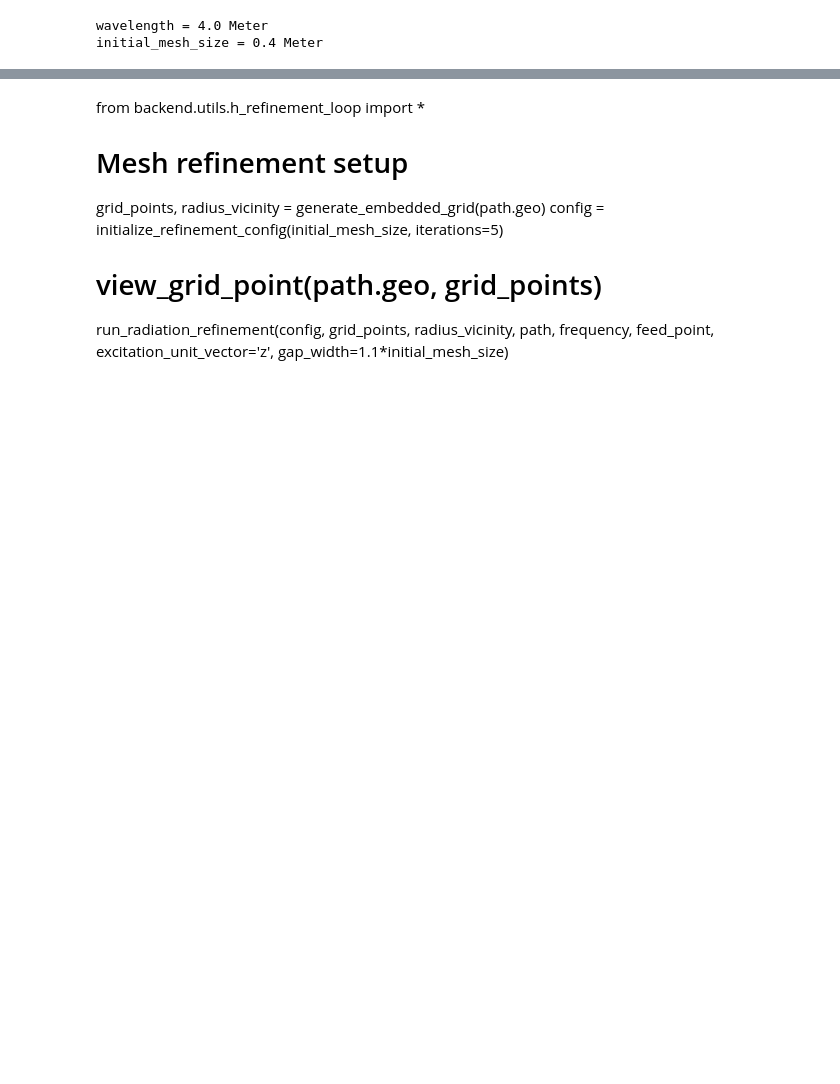
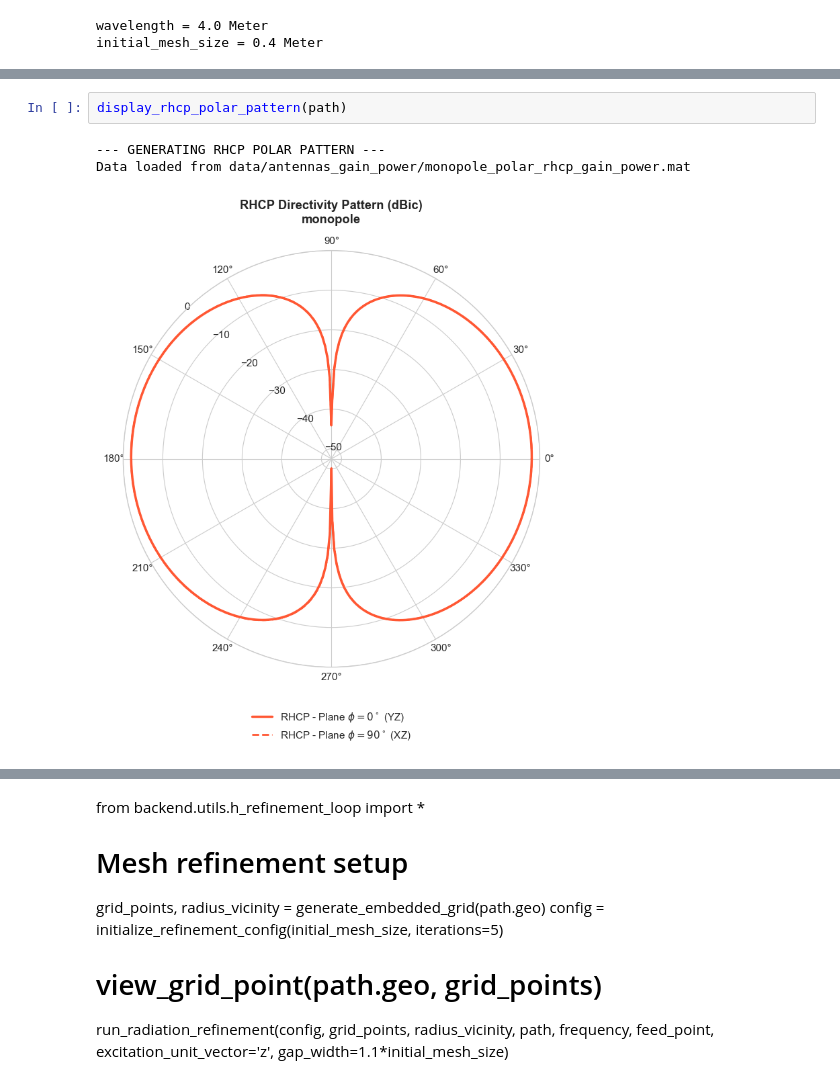
Before and after one commit to FahdilOuro/Antenna_Solver_MoM, a Jupyter notebook: backend/antenna_simulation/gap_voltage_implementation/monopole_gap_radiation.ipynb, the cells around one changed output, grey strips where cells are left out. Saved outputs shown, nothing was run; the diff lists cells and outputs as text; blank space fills up the shorter version.

```diff
--- a/backend/antenna_simulation/gap_voltage_implementation/monopole_gap_radiation.ipynb
+++ b/backend/antenna_simulation/gap_voltage_implementation/monopole_gap_radiation.ipynb
@@ -79,0 +120,6 @@ Maximum Surface Current Density : 0.5761505425298552 (A/m)
+# %%
+display_rhcp_polar_pattern(path)
+# %% [output]
+--- GENERATING RHCP POLAR PATTERN ---
+Data loaded from data/antennas_gain_power/monopole_polar_rhcp_gain_power.mat
+[figure, added]
```
Also changed, not shown: parts of 7 cells of this notebook, 14 other files.
